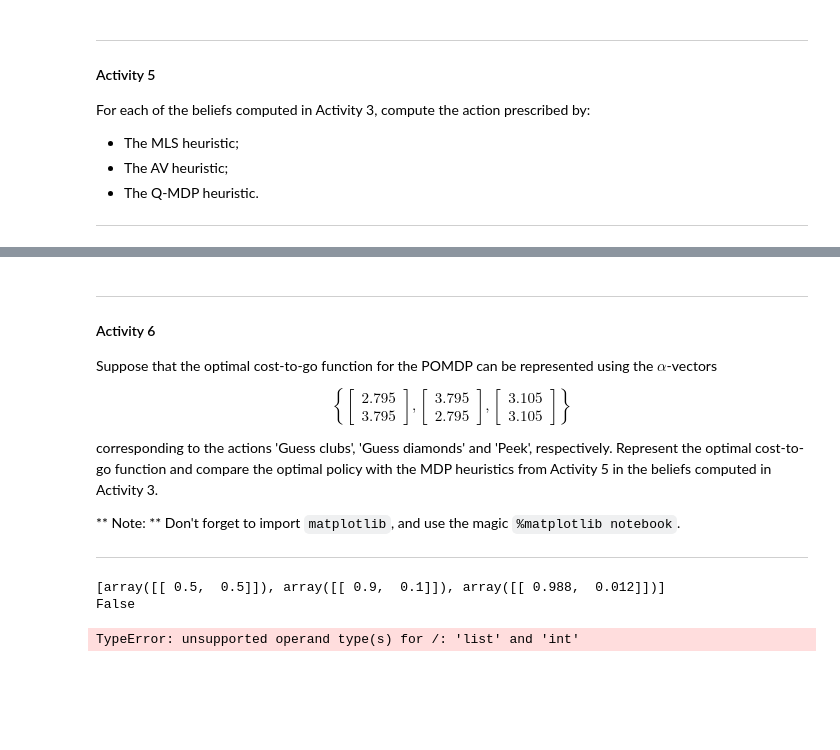
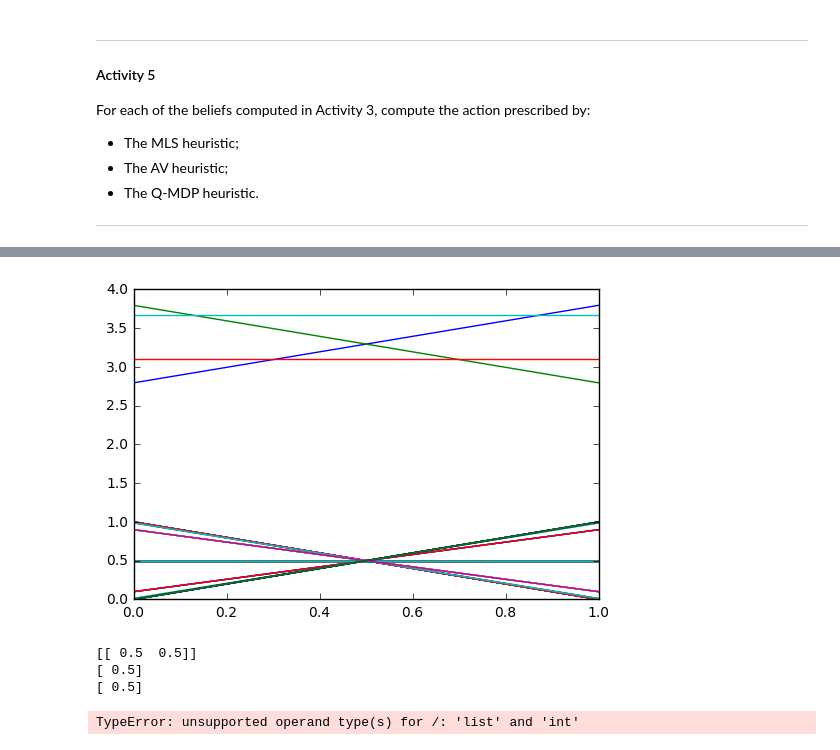
Before and after one commit to fernandolica/ADI, a Jupyter notebook: Lab4/lab-4.ipynb, the cells around one changed output, grey strips where cells are left out. Saved outputs shown, nothing was run; the diff lists cells and outputs as text; code cells hidden in the pictures; blank space fills up the shorter version.

```diff
--- a/Lab4/lab-4.ipynb
+++ b/Lab4/lab-4.ipynb
@@ -98,7 +98,7 @@ sequence_observations = []
 # DUVIDA: depois de fazermos peek e observarmos algo
 # temos de actualizar de novo a observacao quando o oponente mostra que carta tem ?
 
-while t<25:
+while t<20:
 
     state = np.random.choice(states,1, replace=False)
     action = np.random.choice(actions,1, replace=False)
@@ -133,6 +133,8 @@ for i in sequence_actions:
 print "\nOBSERVATIONS(observacao que o agente faz)\n"
 for i in sequence_observations:
     print i
+
+print "done"
 # %% [output]
 STATES(carta que esta na mao do oponente)
 
@@ -389,29 +481,17 @@ For each of the beliefs computed in Activity 3, compute the action prescribed by
+# %%
+# Insert your code here
+import matplotlib.pyplot as plt
+plt.plot([2.795, 3.795])
+plt.plot([3.795, 2.795])
+plt.plot([3.105, 3.105])
+plt.plot([3.667, 3.667])
+
+for b in unique_belief_list:
+    plt.plot(b[0])
+
+plt.axis([0, 1, 0, 4])
+plt.show()
+# %% [output]
+[figure, added]
 # %%
 # Insert your code here
-# %% [markdown]
----
-
-#### Activity 6
-
-Suppose that the optimal cost-to-go function for the POMDP can be represented using the $\alpha$-vectors
-
-$$
-\left\{
-\begin{bmatrix}
-2.795\\
-3.795
-\end{bmatrix},
-\begin{bmatrix}
-3.795\\
-2.795
-\end{bmatrix},
-\begin{bmatrix}
-3.105\\
-3.105
-\end{bmatrix}\right\}$$
-
-corresponding to the actions 'Guess clubs', 'Guess diamonds' and 'Peek', respectively. Represent the optimal cost-to-go function and compare the optimal policy with the MDP heuristics from Activity 5 in the beliefs computed in Activity 3.
-
-** Note: ** Don't forget to import `matplotlib`, and use the magic `%matplotlib notebook`.
-
----
@@ -444,13 +501,13 @@ b = np.array([[0.9, 0.1]])
 c = np.array([[0.988, 0.012]])
 #[array([[ 0.5,  0.5]]), array([[ 0.9,  0.1]]), array([[ 0.988,  0.012]])]
 list = [a, b, c]
-
-print list
-
-print np.all(list != np.array([[0.9, 0.1]]))
+print a
+print a[:,0]
+print a[:,1]
 # %% [output]
-[array([[ 0.5,  0.5]]), array([[ 0.9,  0.1]]), array([[ 0.988,  0.012]])]
-False
+[[ 0.5  0.5]]
+[ 0.5]
+[ 0.5]
 # %%
 a = [1, 2]
 
```
Also changed, not shown: parts of 10 cells of this notebook, 2 other files.
